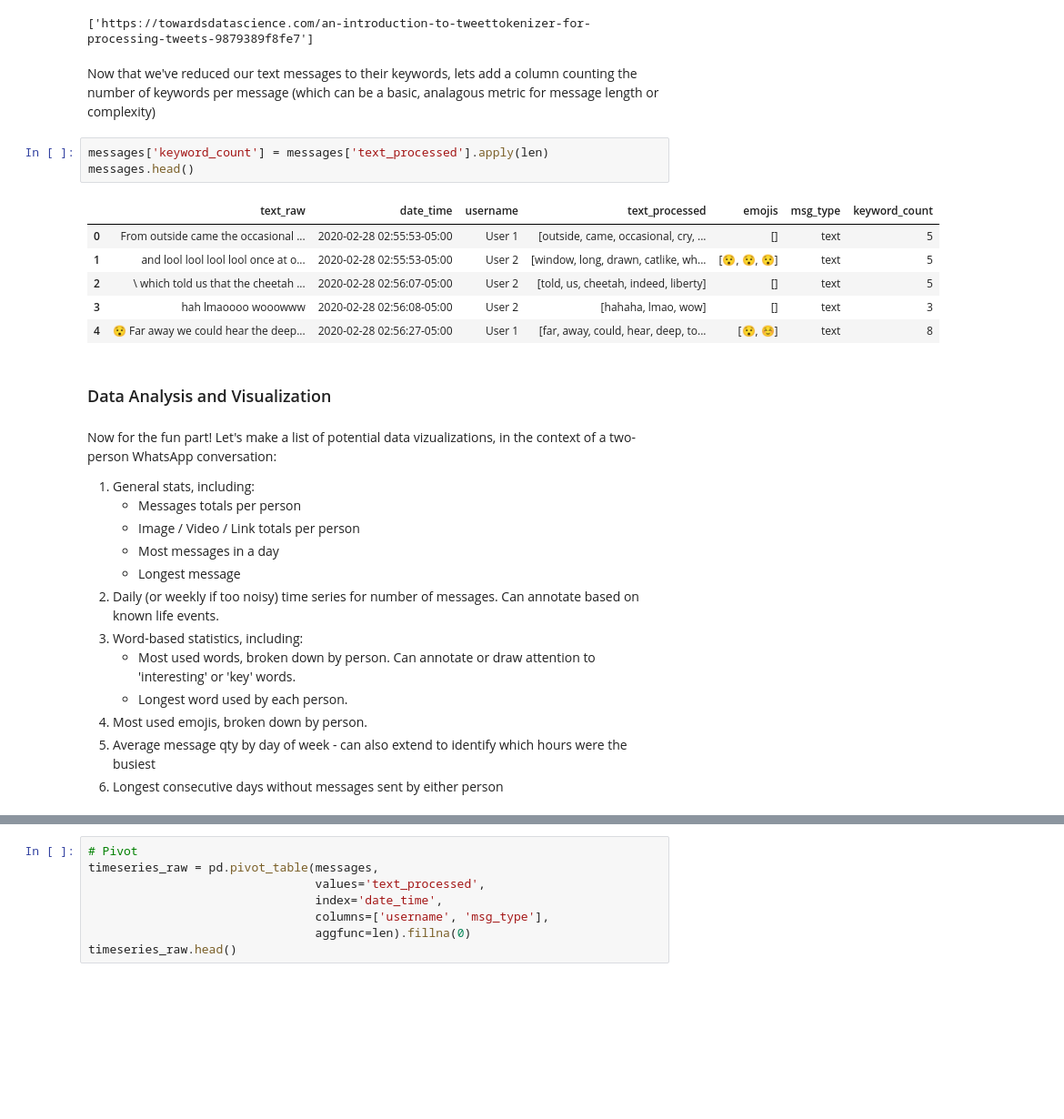
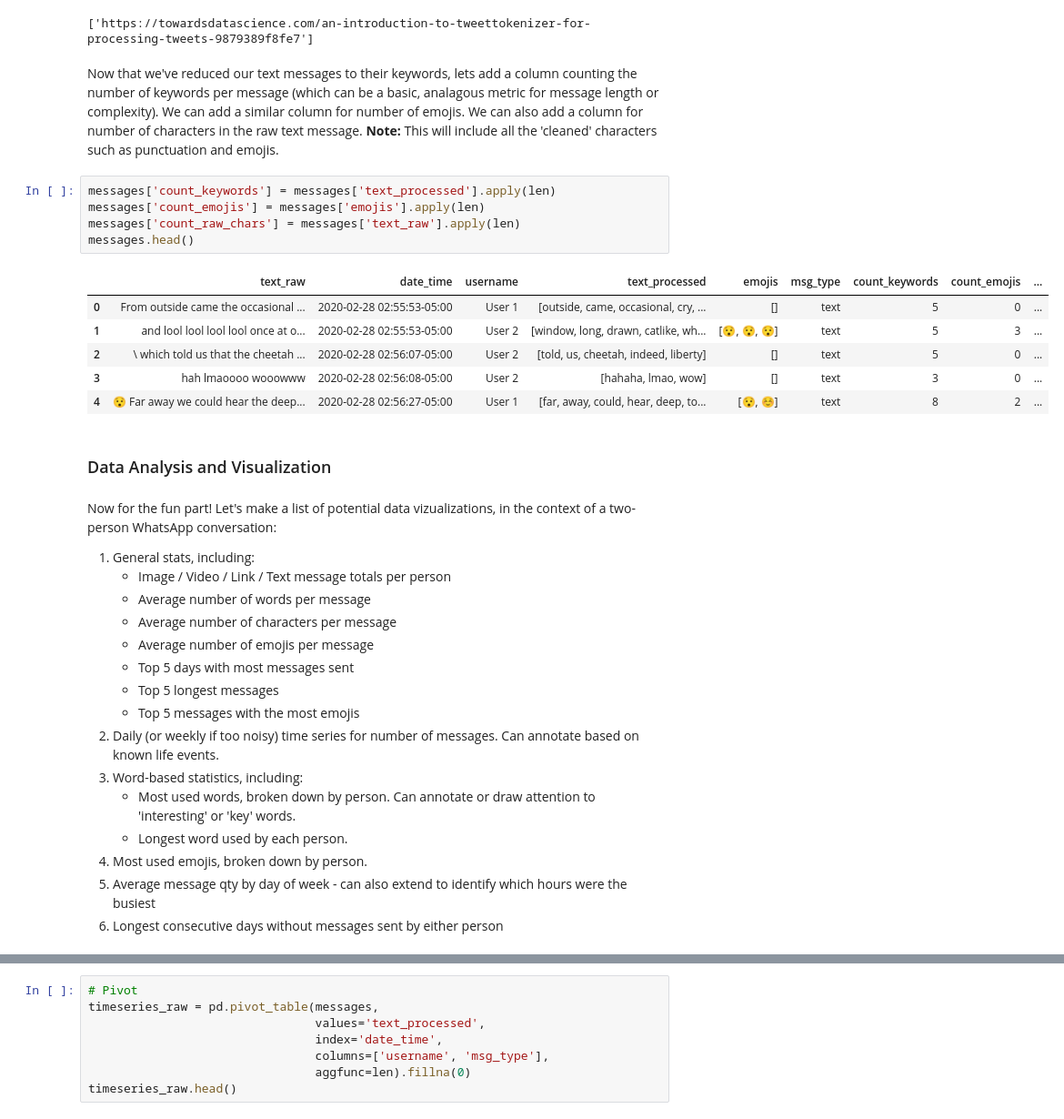
Before and after one commit to shenal-siri/WhatsApp-Chat-Viz, a Jupyter notebook: Chat-History-Prototyping.ipynb, the cells around one changed output, grey strips where cells are left out. Shown at 91% size. Cells and saved outputs as stored; diff of their text form; blank space fills up the shorter version.

```diff
--- a/Chat-History-Prototyping.ipynb
+++ b/Chat-History-Prototyping.ipynb
@@ -461,26 +464,31 @@ print(messages['text_processed'].iloc[-1])
 # %% [output]
 ['https://towardsdatascience.com/an-introduction-to-tweettokenizer-for-processing-tweets-9879389f8fe7']
 # %% [markdown]
-Now that we've reduced our text messages to their keywords, lets add a column counting the number of keywords per message (which can be a basic, analagous metric for message length or complexity)
+Now that we've reduced our text messages to their keywords, lets add a column counting the number of keywords per message (which can be a basic, analagous metric for message length or complexity). We can add a similar column for number of emojis. We can also add a column for number of characters in the raw text message. **Note:** This will include all the 'cleaned' characters such as punctuation and emojis.
 # %%
-messages['keyword_count'] = messages['text_processed'].apply(len)
+messages['count_keywords'] = messages['text_processed'].apply(len)
+messages['count_emojis'] = messages['emojis'].apply(len)
+messages['count_raw_chars'] = messages['text_raw'].apply(len)
 messages.head()
 # %% [output]
-|  | text_raw | date_time | username | text_processed | emojis | msg_type | keyword_count |
-| 0 | From outside came the occasional ... | 2020-02-28 02:55:53-05:00 | User 1 | [outside, came, occasional, cry, ... | [] | text | 5 |
-| 1 | and lool lool lool lool once at o... | 2020-02-28 02:55:53-05:00 | User 2 | [window, long, drawn, catlike, wh... | [😯, 😯, 😯] | text | 5 |
-| 2 | \ which told us that the cheetah ... | 2020-02-28 02:56:07-05:00 | User 2 | [told, us, cheetah, indeed, liberty] | [] | text | 5 |
-| 3 | hah lmaoooo wooowww | 2020-02-28 02:56:08-05:00 | User 2 | [hahaha, lmao, wow] | [] | text | 3 |
-| 4 | 😯 Far away we could hear the deep... | 2020-02-28 02:56:27-05:00 | User 1 | [far, away, could, hear, deep, to... | [😯, ☺] | text | 8 |
+|  | text_raw | date_time | username | text_processed | emojis | msg_type | count_keywords | count_emojis | ... |
+| 0 | From outside came the occasional ... | 2020-02-28 02:55:53-05:00 | User 1 | [outside, came, occasional, cry, ... | [] | text | 5 | 0 | ... |
+| 1 | and lool lool lool lool once at o... | 2020-02-28 02:55:53-05:00 | User 2 | [window, long, drawn, catlike, wh... | [😯, 😯, 😯] | text | 5 | 3 | ... |
+| 2 | \ which told us that the cheetah ... | 2020-02-28 02:56:07-05:00 | User 2 | [told, us, cheetah, indeed, liberty] | [] | text | 5 | 0 | ... |
+| 3 | hah lmaoooo wooowww | 2020-02-28 02:56:08-05:00 | User 2 | [hahaha, lmao, wow] | [] | text | 3 | 0 | ... |
+| 4 | 😯 Far away we could hear the deep... | 2020-02-28 02:56:27-05:00 | User 1 | [far, away, could, hear, deep, to... | [😯, ☺] | text | 8 | 2 | ... |
 # %% [markdown]
 ### Data Analysis and Visualization
 # %% [markdown]
 Now for the fun part! Let's make a list of potential data vizualizations, in the context of a two-person WhatsApp conversation:
 1. General stats, including:
-    - Messages totals per person
-    - Image / Video / Link totals per person
-    - Most messages in a day
-    - Longest message
+    - Image / Video / Link / Text message totals per person
+    - Average number of words per message
+    - Average number of characters per message
+    - Average number of emojis per message
+    - Top 5 days with most messages sent
+    - Top 5 longest messages
+    - Top 5 messages with the most emojis
 2. Daily (or weekly if too noisy) time series for number of messages. Can annotate based on known life events.
 3. Word-based statistics, including:
     - Most used words, broken down by person. Can annotate or draw attention to 'interesting' or 'key' words.
```
Also changed, not shown: parts of 25 cells of this notebook.
